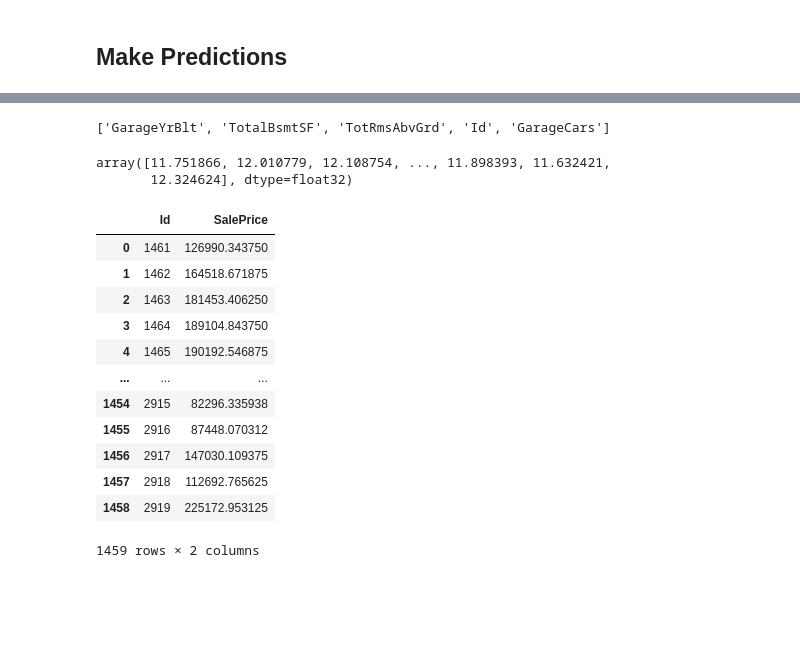
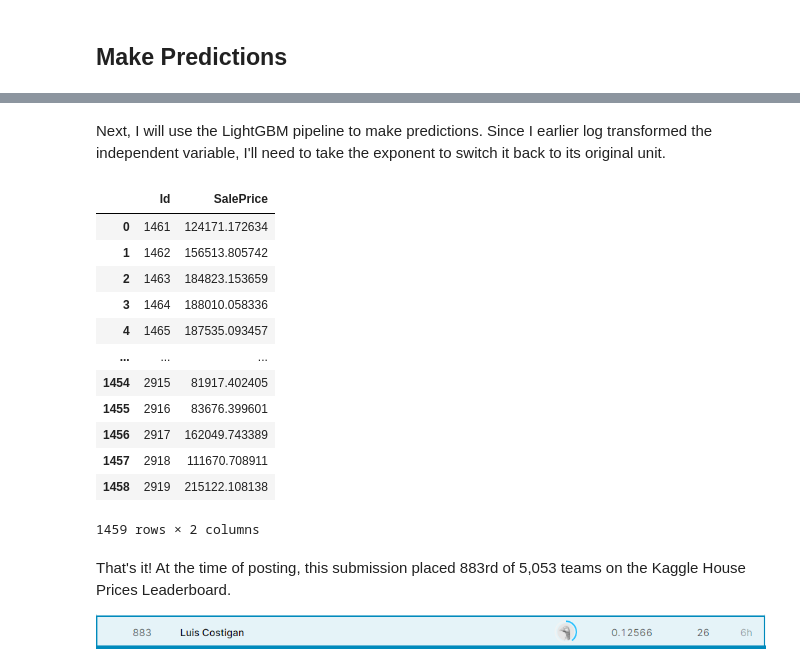
Before and after one commit to valencia21/data-science-projects, a Jupyter notebook: house-price-prediction/Models/sklearn/model.ipynb, the cells around one changed output, grey strips where cells are left out. Drawn from its saved outputs; the diff is of its cells as text; code cells hidden in the pictures; blank space fills up the shorter version.

```diff
--- a/house-price-prediction/Models/sklearn/model.ipynb
+++ b/house-price-prediction/Models/sklearn/model.ipynb
@@ -442,4 +381,0 @@ random_search = RandomizedSearchCV(pipe, search_space_random_revised, cv=5, n_jo
-# %%
-random_search.fit(X_train_fe,y_train_fe)
-print('Training set score: ' + str(random_search.score(X_train_fe,y_train_fe)))
-print('Validation set score: ' + str(random_search.score(X_valid_fe,y_valid_fe)))
@@ -584,5 +492,5 @@ obj = HPOpt(X_train_fe_processed, X_valid_fe_processed, y_train_fe, y_valid_fe)
 import warnings
 warnings.filterwarnings("ignore", category=UserWarning)
 
-xgb_opt = obj.process(fn_name='xgb_reg', space=xgb_para, trials=Trials(), algo=tpe.suggest, max_evals=30)
-lgb_opt = obj.process(fn_name='lgb_reg', space=lgb_para, trials=Trials(), algo=tpe.suggest, max_evals=30)
+xgb_opt = obj.process(fn_name='xgb_reg', space=xgb_para, trials=Trials(), algo=tpe.suggest, max_evals=300)
+lgb_opt = obj.process(fn_name='lgb_reg', space=lgb_para, trials=Trials(), algo=tpe.suggest, max_evals=300)
@@ -606,2 +509,0 @@ pipe_hyperopt_xgb = Pipeline([('preprocessing', preprocessor), ('clf', xgb.XGBRe
-# %%
-pipe_hyperopt_xgb.fit(X_train_fe, y_train_fe)
@@ -654,5 +538,6 @@ Pipeline(steps=[('preprocessing',
 # %%
 # Find different columns between dataframes
 list(set(df_train_original.columns) - set(df_train.columns))
+
+# Define X_test
+X_test = df_test.drop(columns=list(set(df_train_original.columns) - set(df_train.columns)))
-# %% [output]
-['GarageYrBlt', 'TotalBsmtSF', 'TotRmsAbvGrd', 'Id', 'GarageCars']
@@ -664,27 +544,29 @@ predictions = pipe_hyperopt_xgb.predict(X_test)
-# %%
-predictions
-# %% [output]
-array([11.751866, 12.010779, 12.108754, ..., 11.898393, 11.632421,
-       12.324624], dtype=float32)
+# %% [markdown]
+Next, I will use the LightGBM pipeline to make predictions. Since I earlier log transformed the independent variable, I'll need to take the exponent to switch it back to its original unit.
 # %%
+predictions = pipe_hyperopt_lgb.predict(X_test)
+
 d = {"Id":df_test["Id"],"SalePrice":predictions}
 submission = pd.DataFrame(data=d)
 
 # Revert log transform
 submission["SalePrice"] = np.exp(submission["SalePrice"])
+
+# Save CSV of predictions to submit to Kaggle
+submission.to_csv("submission.csv",index=False)
+
+submission
+# %% [output]
+|  | Id | SalePrice |
+| 0 | 1461 | 124171.172634 |
+| 1 | 1462 | 156513.805742 |
+| 2 | 1463 | 184823.153659 |
+| 3 | 1464 | 188010.058336 |
+| 4 | 1465 | 187535.093457 |
+| ... | ... | ... |
+| 1454 | 2915 | 81917.402405 |
+| 1455 | 2916 | 83676.399601 |
+| 1456 | 2917 | 162049.743389 |
+| 1457 | 2918 | 111670.708911 |
+| 1458 | 2919 | 215122.108138 |
+1459 rows × 2 columns
-# %%
-submission
-# %% [output]
-|  | Id | SalePrice |
-| 0 | 1461 | 126990.343750 |
-| 1 | 1462 | 164518.671875 |
-| 2 | 1463 | 181453.406250 |
-| 3 | 1464 | 189104.843750 |
-| 4 | 1465 | 190192.546875 |
-| ... | ... | ... |
-| 1454 | 2915 | 82296.335938 |
-| 1455 | 2916 | 87448.070312 |
-| 1456 | 2917 | 147030.109375 |
-| 1457 | 2918 | 112692.765625 |
-| 1458 | 2919 | 225172.953125 |
-1459 rows × 2 columns
@@ -692,0 +573,4 @@ submission.to_csv("submission.csv",index=False)
+# %% [markdown]
+That's it! At the time of posting, this submission placed 883rd of 5,053 teams on the Kaggle House Prices Leaderboard.
+
+![kaggle_leaderboard.png](attachment:423ce60c-42f0-4974-bbf3-632e15be0e65.png)
```
Also changed, not shown: parts of 43 cells of this notebook, 1 other file.
